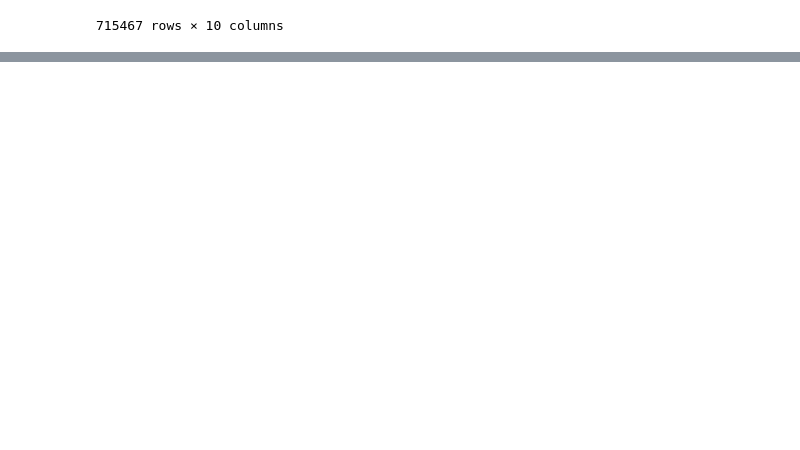
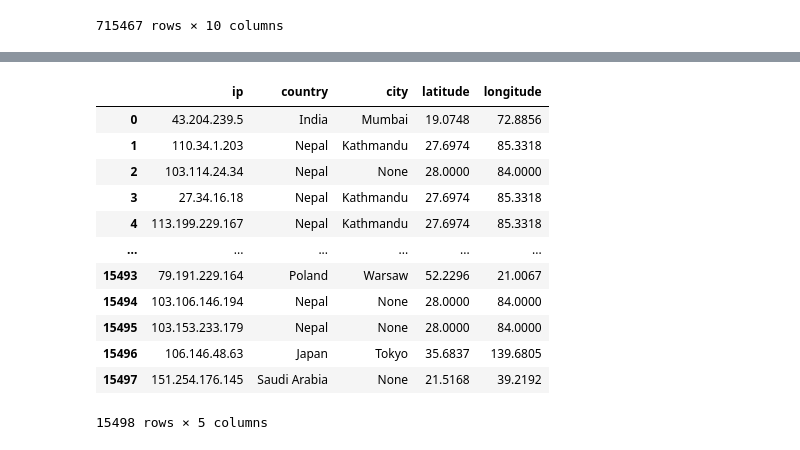
Before and after one commit to aashutoshkhadgi/webserver-log-analyzer, a Jupyter notebook: log-analyzer.py.ipynb, the cells around one changed output, grey strips where cells are left out. Cells and saved outputs as stored; diff of their text form; code cells hidden in the pictures; blank space fills up the shorter version.

Commit message:
added mmdn lookup and geolocation in dataframe

```diff
--- a/log-analyzer.py.ipynb
+++ b/log-analyzer.py.ipynb
@@ -114,0 +163,54 @@ git add .
+# %%
+geoip_df= df.ip.value_counts()
+reader = geoip2.database.Reader(mmdb_path)
+
+geoip_data = {
+    'ip':[],
+    'country':[],
+    'city':[],
+    'latitude':[],
+    'longitude':[],
+
+}
+
+for ip in geoip_df.index:
+
+    try:
+        # Perform the lookup for the given IP address
+        response = reader.city(ip)
+
+        # Access the geolocation information
+        country = response.country.name
+        city = response.city.name
+        latitude = response.location.latitude
+        longitude = response.location.longitude
+
+        geoip_data['ip'].append(ip)
+        geoip_data['country'].append(country)
+        geoip_data['city'].append(city)
+        geoip_data['latitude'].append(latitude)
+        geoip_data['longitude'].append(longitude)
+
+
+        # Print the retrieved information
+
+    except geoip2.errors.AddressNotFoundError:
+        print(f"No geolocation information found for IP: {ip_address}")
+reader.close()
+# %%
+geoip_df = pd.DataFrame(geoip_data)
+geoip_df
+# %% [output]
+|  | ip | country | city | latitude | longitude |
+| 0 | 43.204.239.5 | India | Mumbai | 19.0748 | 72.8856 |
+| 1 | 110.34.1.203 | Nepal | Kathmandu | 27.6974 | 85.3318 |
+| 2 | 103.114.24.34 | Nepal | None | 28.0000 | 84.0000 |
+| 3 | 27.34.16.18 | Nepal | Kathmandu | 27.6974 | 85.3318 |
+| 4 | 113.199.229.167 | Nepal | Kathmandu | 27.6974 | 85.3318 |
+| ... | ... | ... | ... | ... | ... |
+| 15493 | 79.191.229.164 | Poland | Warsaw | 52.2296 | 21.0067 |
+| 15494 | 103.106.146.194 | Nepal | None | 28.0000 | 84.0000 |
+| 15495 | 103.153.233.179 | Nepal | None | 28.0000 | 84.0000 |
+| 15496 | 106.146.48.63 | Japan | Tokyo | 35.6837 | 139.6805 |
+| 15497 | 151.254.176.145 | Saudi Arabia | None | 21.5168 | 39.2192 |
+15498 rows × 5 columns
```
Also changed, not shown: parts of 12 cells of this notebook.
